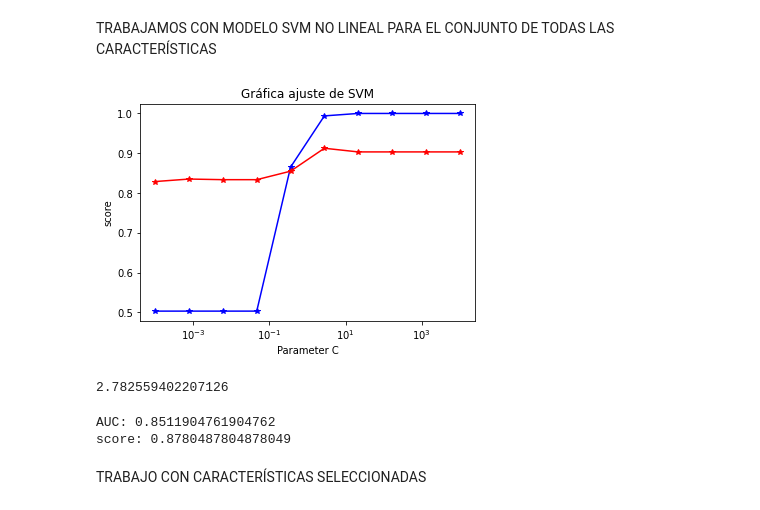
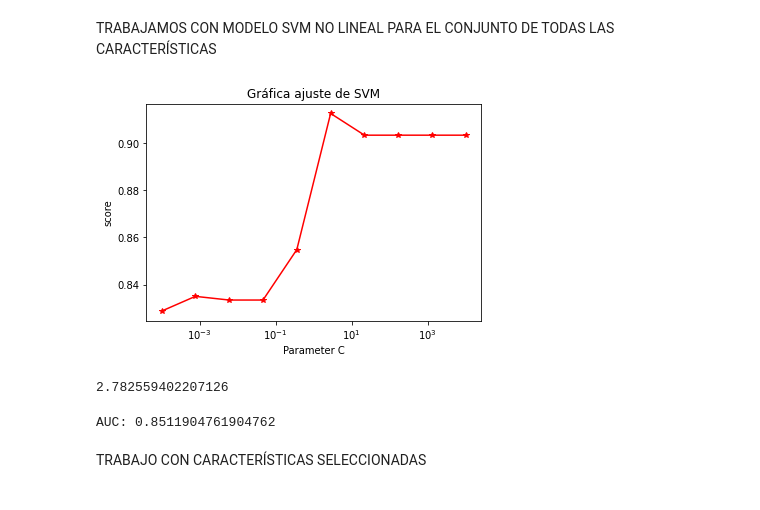
Before and after one commit to cgarciav/base-de-datos-HCC, a Jupyter notebook: SVM.ipynb, the cells around one changed output. Drawn from its saved outputs; the diff is of its cells as text; code cells hidden in the pictures.

```diff
--- a/SVM.ipynb
+++ b/SVM.ipynb
@@ -78,21 +78,10 @@ for k in c_values:
     cv_c_scores.append(scores.mean())
 
 
-train_prec=[]
-c_values2=np.logspace(-4,4, 10)
-
-for k in c_values2 :
-
-    clf = svm.LinearSVC(C=k, max_iter=1000000).fit(x_train_transformed,y_train)
-    train_prec.append(clf.score(x_train_transformed,y_train))
-
-
-
 # Do the plotting
 import matplotlib.pyplot as plt
 plt.figure()
 
-plt.semilogx(c_values2,train_prec,color='b' , marker='*' , label='train')
 plt.semilogx(c_values,cv_c_scores,color='r' , marker='*' , label='cv')
 #locs, labels = plt.yticks()
 #plt.yticks(locs, list(map(lambda x: "%g" % x, locs)))
@@ -195,43 +184,34 @@ c_values=np.logspace(-4,4, 10)
 cv_c_scores=[]
 
 
 for k in c_values:
 
     clf=SVC(kernel='rbf',C=k ,gamma='scale')
     scores = cross_val_score(clf, x_train_transformed, y_train, cv=10 , scoring='roc_auc') #aplicamos cross validation
     cv_c_scores.append(scores.mean())
 
 
-train_prec=[]
-c_values2=np.logspace(-4,4, 10)
-
-for k in c_values2 :
-
-    clf=SVC(kernel='rbf',C=k,gamma='scale').fit(x_train_transformed,y_train)
-    train_prec.append(clf.score(x_train_transformed,y_train))
-
 
 
 # Do the plotting
 import matplotlib.pyplot as plt
 plt.figure()
 
-plt.semilogx(c_values2,train_prec,color='b' , marker='*' , label='train')
 plt.semilogx(c_values,cv_c_scores,color='r' , marker='*' , label='cv')
 #locs, labels = plt.yticks()
 #plt.yticks(locs, list(map(lambda x: "%g" % x, locs)))
 plt.ylabel('score')
 plt.xlabel('Parameter C')
 plt.title('Gráfica ajuste de SVM')
 plt.show()
 
 
 #select the maximum because we are considering accuracy
 c_opt=(np.array(c_values)[cv_c_scores.index(np.array(cv_c_scores).max())])
 c_opt
 #obtengo valor maximo que tengo que usar para mi clasificador(k)
 # %% [output]
-[figure, old version]
+[figure, new version]
 2.782559402207126
 # %%
 sigmakernel1=SVC(kernel='rbf',C=c_opt,gamma='scale')
@@ -241,10 +221,8 @@ y_pred=sigmakernel1.predict(x_test_transformed)
 matriz=confusion_matrix(y_test,y_pred)
 
 print ('AUC:', roc_auc_score(y_test,y_pred))
-print('score:', clf.score(x_test_transformed, y_test))
 # %% [output]
 AUC: 0.8511904761904762
-score: 0.8780487804878049
 # %% [markdown]
 TRABAJO CON CARACTERÍSTICAS SELECCIONADAS
 # %%
```
Also changed, not shown: parts of 8 cells of this notebook.
